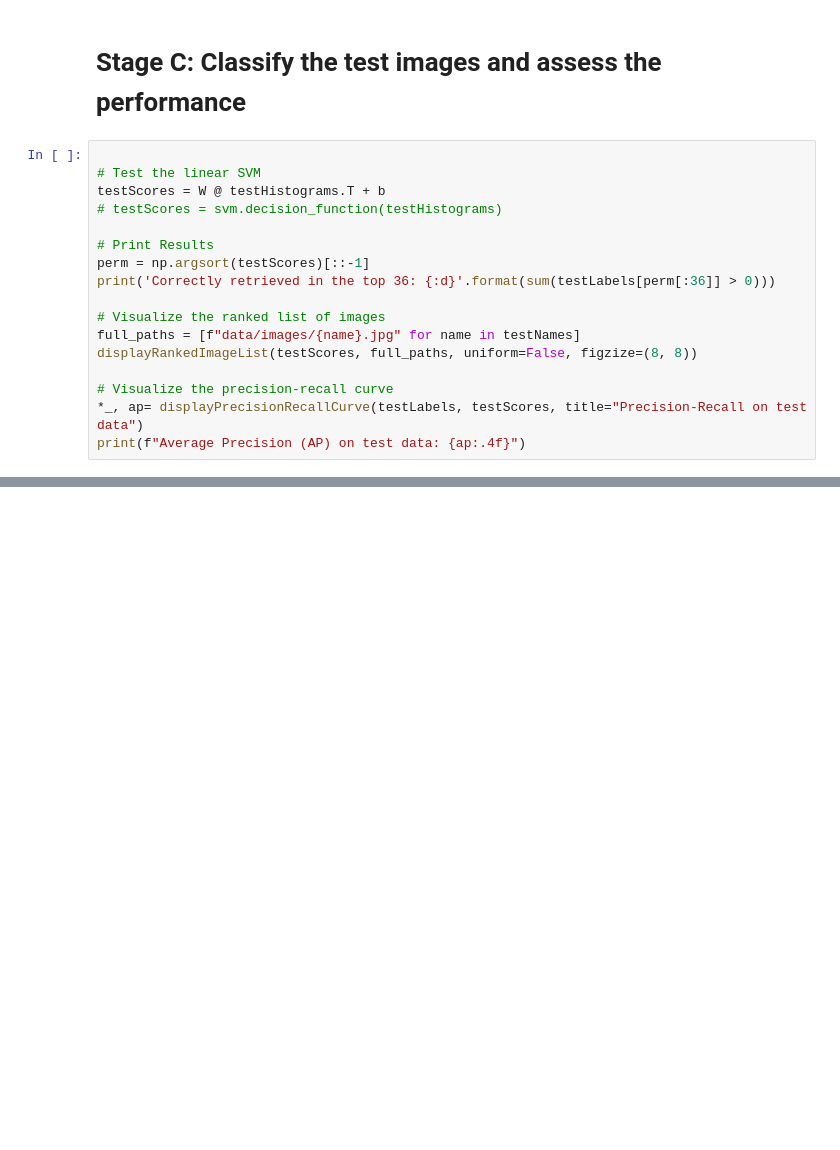
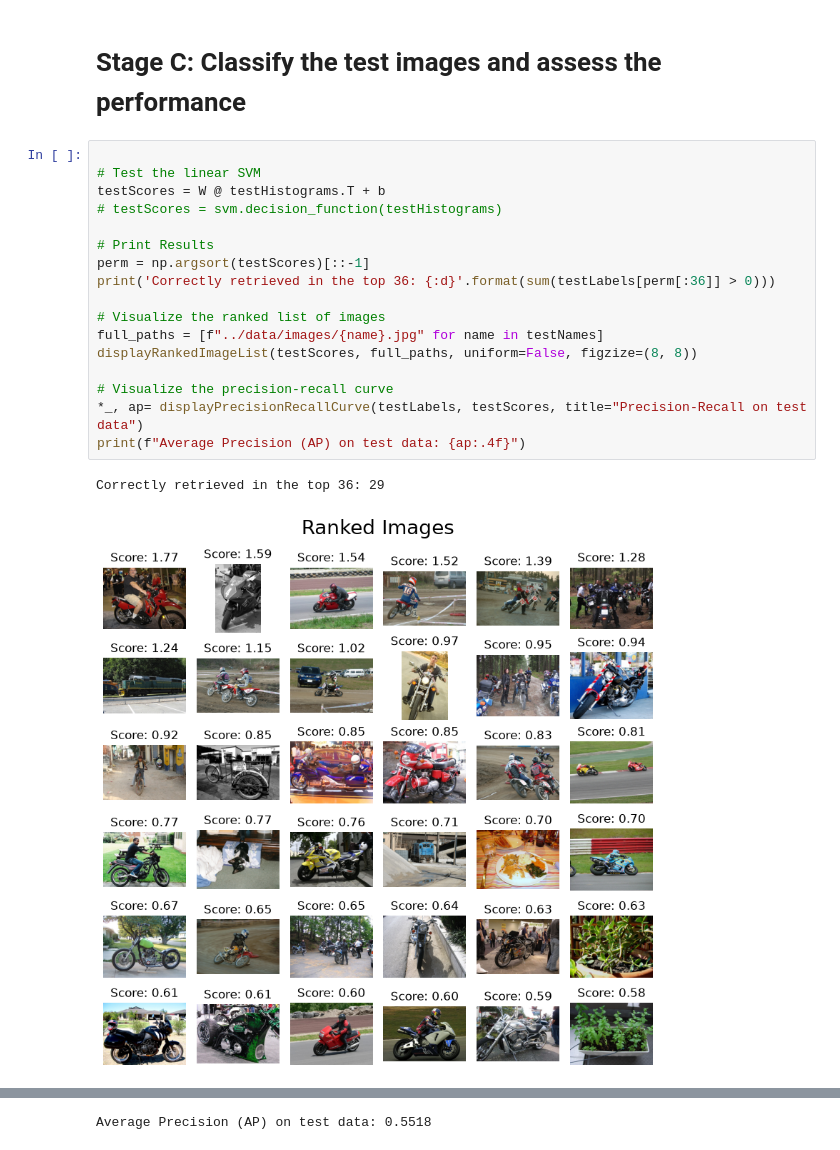
Before and after one commit to inesluis/IAVC_Projects, a Jupyter notebook: Assignment2/code/1_handcraft.ipynb, the cells around one changed output, grey strips where cells are left out. Cells and saved outputs as stored; diff of their text form; blank space fills up the shorter version.

```diff
--- a/Assignment2/code/1_handcraft.ipynb
+++ b/Assignment2/code/1_handcraft.ipynb
@@ -128,17 +139,20 @@ _ = displayPrecisionRecallCurve(labels, scores, title="Precision-Recall on train
 # %%
 
 # Test the linear SVM
 testScores = W @ testHistograms.T + b
 # testScores = svm.decision_function(testHistograms)
 
 # Print Results
 perm = np.argsort(testScores)[::-1]
 print('Correctly retrieved in the top 36: {:d}'.format(sum(testLabels[perm[:36]] > 0)))
 
 # Visualize the ranked list of images
-full_paths = [f"data/images/{name}.jpg" for name in testNames]
+full_paths = [f"../data/images/{name}.jpg" for name in testNames]
 displayRankedImageList(testScores, full_paths, uniform=False, figzize=(8, 8))
 
 # Visualize the precision-recall curve
 *_, ap= displayPrecisionRecallCurve(testLabels, testScores, title="Precision-Recall on test data")
 print(f"Average Precision (AP) on test data: {ap:.4f}")
+# %% [output]
+Correctly retrieved in the top 36: 29
+[figure, added]
@@ -145,3 +160,4 @@ print(f"Average Precision (AP) on test data: {ap:.4f}")
+Average Precision (AP) on test data: 0.5518
 # %%
 max_idx = np.argmax(testScores)
 image_name = testNames[max_idx]
```
Also changed, not shown: parts of 5 cells of this notebook, 2 other files.
